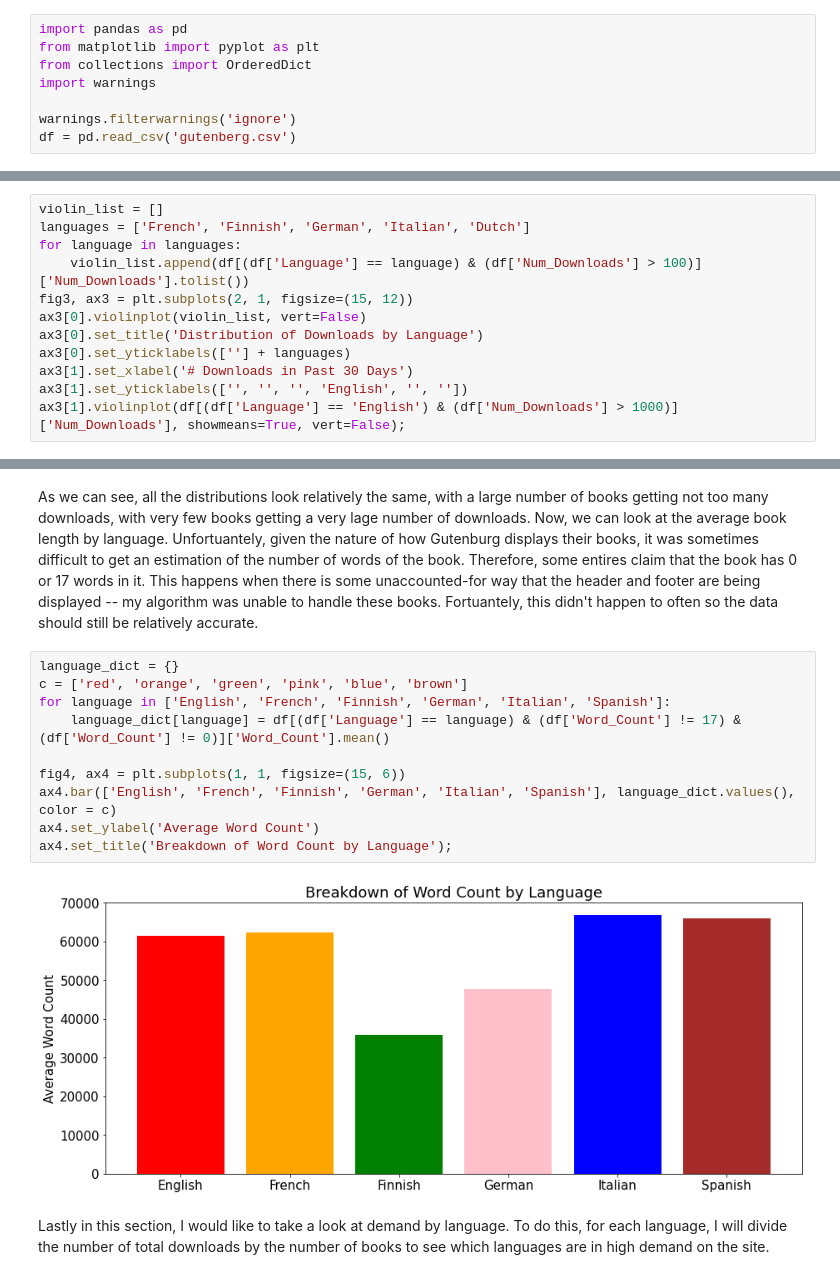
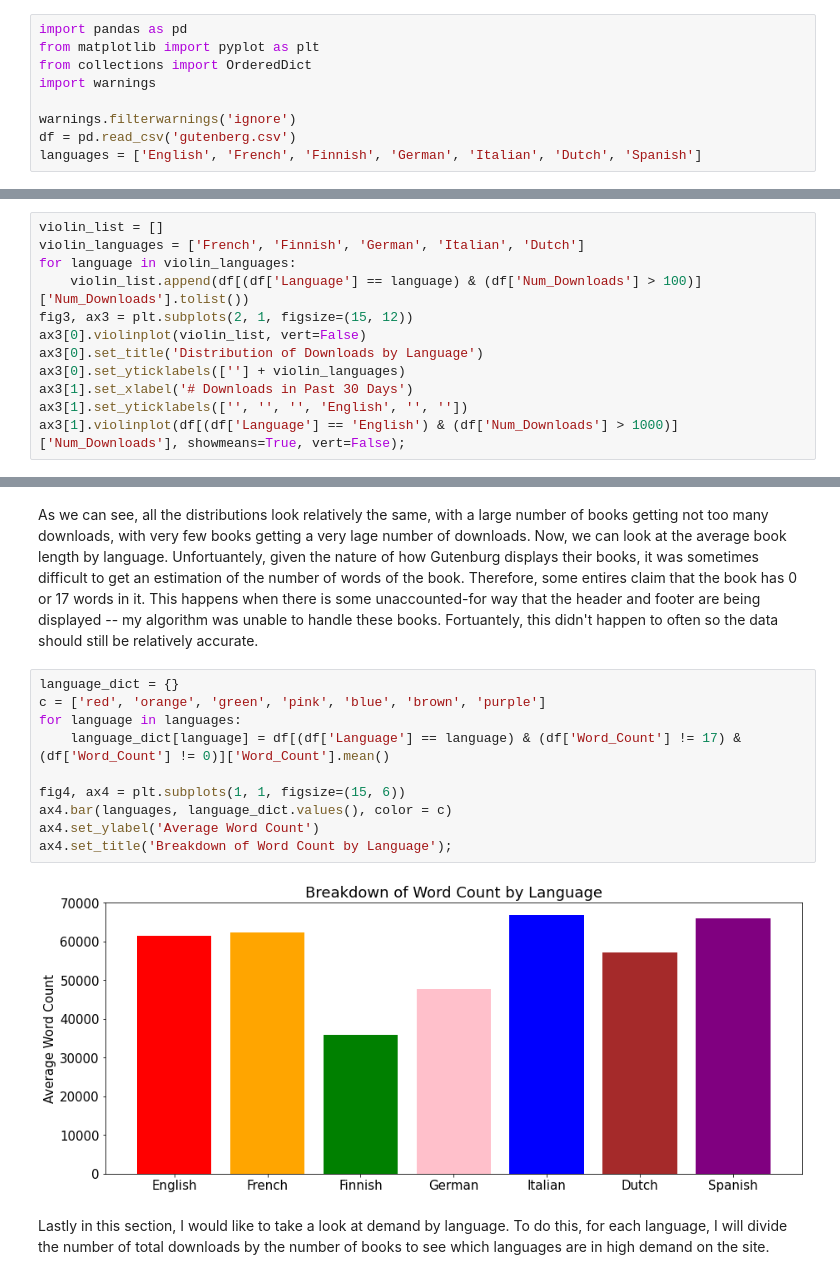
Before and after one commit to jdforde/gutenberg-analysis, a Jupyter notebook: Results.ipynb, the cells around one changed output, grey strips where cells are left out. Cells and saved outputs as stored; diff of their text form.

```diff
--- a/Results.ipynb
+++ b/Results.ipynb
@@ -11,6 +11,7 @@ import warnings
 
 warnings.filterwarnings('ignore')
 df = pd.read_csv('gutenberg.csv')
+languages = ['English', 'French', 'Finnish', 'German', 'Italian', 'Dutch', 'Spanish']
 # %% [markdown]
 ## Total and Top
 
@@ -91,13 +92,13 @@ No surprise here that English would be the most common language; however, I was
 Using language as a divider, I wanted to look at a variety of different attributes. Below, I created violin plots for the number of downloads for the most common languages. I had to divide up between English and non-English, since English was so much higher than the others. For the non-English books, I only considered books with 100 downloads or more, as there were many books that had 0 downloads and would not be helpful for the purposes of this chart. For the English chart, I decided a good threshold would be 1000, otherwise the chart would not be that useful.
 # %%
 violin_list = []
-languages = ['French', 'Finnish', 'German', 'Italian', 'Dutch']
-for language in languages:
+violin_languages = ['French', 'Finnish', 'German', 'Italian', 'Dutch']
+for language in violin_languages:
     violin_list.append(df[(df['Language'] == language) & (df['Num_Downloads'] > 100)]['Num_Downloads'].tolist())
 fig3, ax3 = plt.subplots(2, 1, figsize=(15, 12))
 ax3[0].violinplot(violin_list, vert=False)
 ax3[0].set_title('Distribution of Downloads by Language')
-ax3[0].set_yticklabels([''] + languages)
+ax3[0].set_yticklabels([''] + violin_languages)
 ax3[1].set_xlabel('# Downloads in Past 30 Days')
 ax3[1].set_yticklabels(['', '', '', 'English', '', ''])
 ax3[1].violinplot(df[(df['Language'] == 'English') & (df['Num_Downloads'] > 1000)]['Num_Downloads'], showmeans=True, vert=False);
@@ -107,16 +108,16 @@ ax3[1].violinplot(df[(df['Language'] == 'English') & (df['Num_Downloads'] > 1000
 As we can see, all the distributions look relatively the same, with a large number of books getting not too many downloads, with very few books getting a very lage number of downloads. Now, we can look at the average book length by language. Unfortuantely, given the nature of how Gutenburg displays their books, it was sometimes difficult to get an estimation of the number of words of the book. Therefore, some entires claim that the book has 0 or 17 words in it. This happens when there is some unaccounted-for way that the header and footer are being displayed -- my algorithm was unable to handle these books. Fortuantely, this didn't happen to often so the data should still be relatively accurate.
 # %%
 language_dict = {}
-c = ['red', 'orange', 'green', 'pink', 'blue', 'brown']
-for language in ['English', 'French', 'Finnish', 'German', 'Italian', 'Spanish']:
+c = ['red', 'orange', 'green', 'pink', 'blue', 'brown', 'purple']
+for language in languages:
     language_dict[language] = df[(df['Language'] == language) & (df['Word_Count'] != 17) & (df['Word_Count'] != 0)]['Word_Count'].mean()
 
 fig4, ax4 = plt.subplots(1, 1, figsize=(15, 6))
-ax4.bar(['English', 'French', 'Finnish', 'German', 'Italian', 'Spanish'], language_dict.values(), color = c)
+ax4.bar(languages, language_dict.values(), color = c)
 ax4.set_ylabel('Average Word Count')
 ax4.set_title('Breakdown of Word Count by Language');
 # %% [output]
-[figure, old version]
+[figure, new version]
 # %% [markdown]
 Lastly in this section, I would like to take a look at demand by language. To do this, for each language, I will divide the number of total downloads by the number of books to see which languages are in high demand on the site.
 # %%
```
Also changed, not shown: parts of 3 cells of this notebook, 1 other file.
